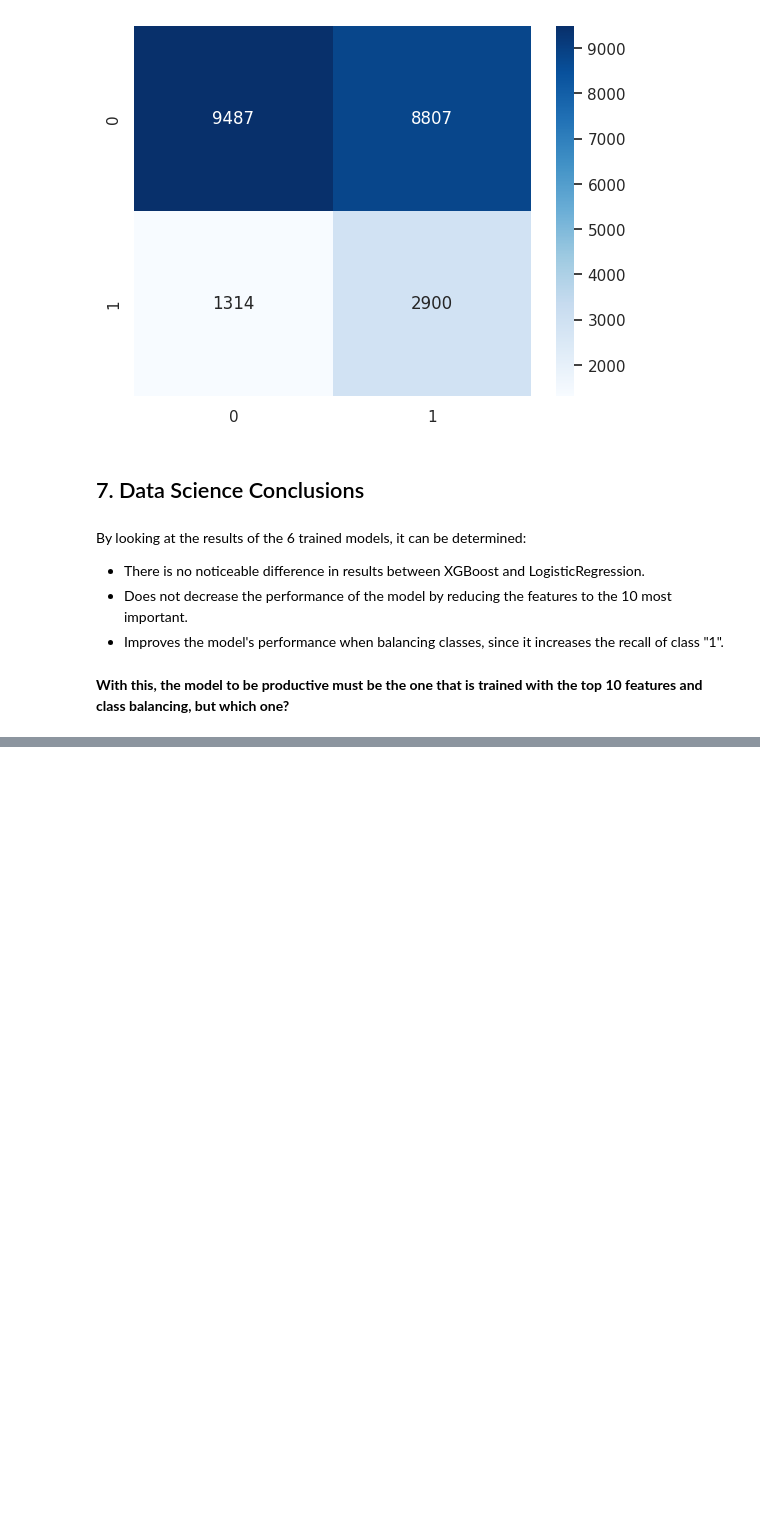
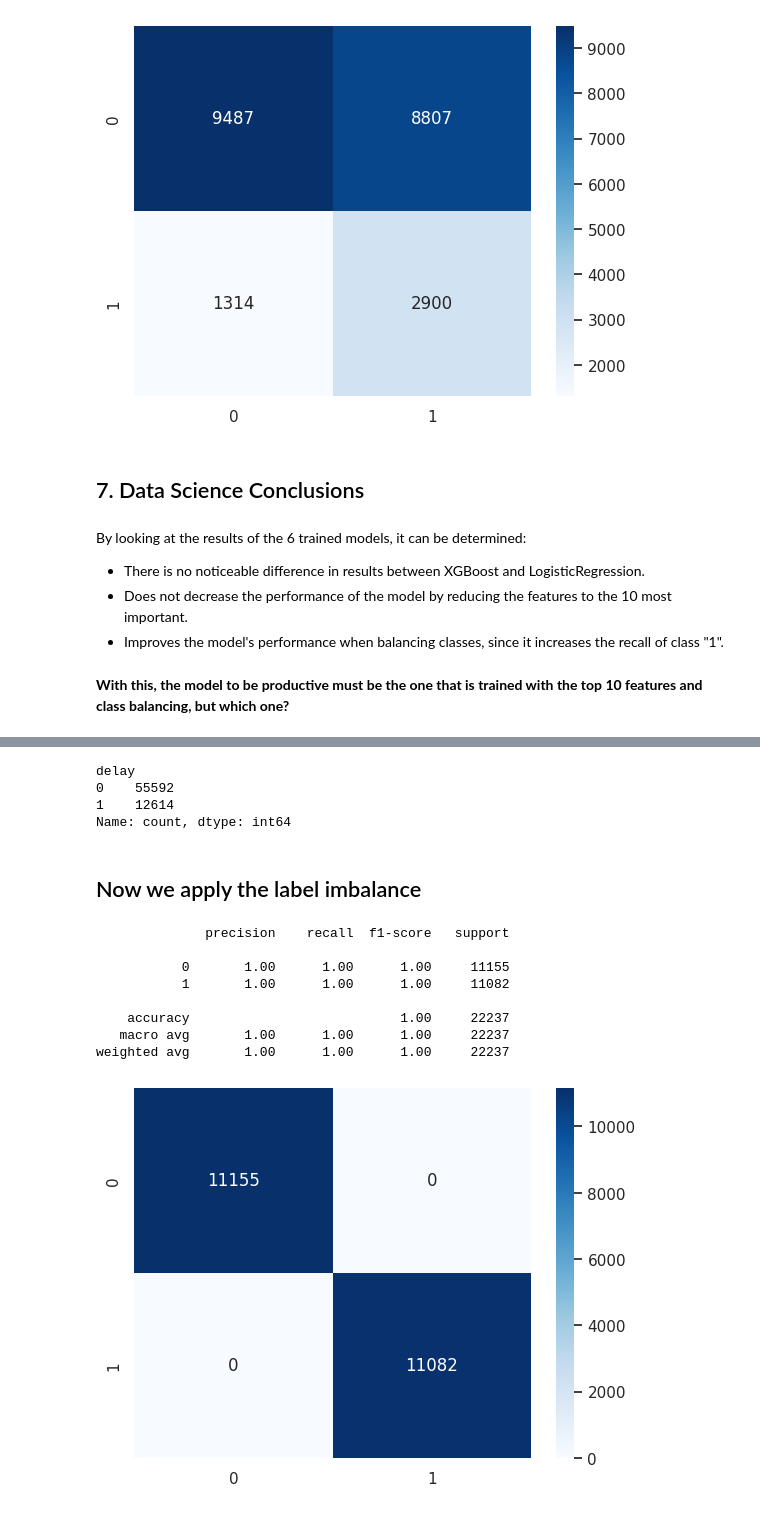
Before and after one commit to Juand0145/latam-challenge, a Jupyter notebook: challenge/exploration.ipynb, the cells around one changed output, grey strips where cells are left out. Saved outputs shown, nothing was run; the diff lists cells and outputs as text; code cells hidden in the pictures; blank space fills up the shorter version.

Commit message:
update the file and updateing the model

```diff
--- a/challenge/exploration.ipynb
+++ b/challenge/exploration.ipynb
@@ -630,0 +620,53 @@ By looking at the results of the 6 trained models, it can be determined:
+# %%
+# Read CSV
+data = pd.read_csv('../data/data.csv')
+
+# Apply data Preprocesiong
+data['Fecha-I'] = pd.to_datetime(data['Fecha-I'])
+data['Fecha-O'] = pd.to_datetime(data['Fecha-O'])
+data['high_season'] = data['Fecha-I'].apply(lambda x: 1 if (x.month == 12 and x.day >= 15) or (x.month == 3 and x.day <= 3) or (x.month == 7 and x.day >= 15 and x.day <= 31) or (x.month == 9 and x.day >= 11 and x.day <= 30) else 0)
+data['min_diff'] = (data['Fecha-O'] - data['Fecha-I']).dt.total_seconds() / 60
+data['period_day'] = data['Fecha-I'].dt.hour.apply(lambda x: 'morning' if 5 <= x <= 11 else ('afternoon' if 12 <= x <= 18 else 'night'))
+
+# Get the label Value
+data['delay'] = data['min_diff'].apply(lambda x: 1 if x > 15 else 0)
+
+# Feature selection
+features = ['high_season', 'min_diff', 'period_day', 'DIA', 'MES', 'AÑO', 'TIPOVUELO', 'OPERA', 'SIGLAORI', 'SIGLADES']
+
+X = pd.get_dummies(data[features], drop_first=True)
+y = data['delay']
+# %%
+y.value_counts()
+# %% [output]
+delay
+0    55592
+1    12614
+Name: count, dtype: int64
+# %% [markdown]
+## Now we apply the label imbalance
+# %%
+# Apply imblance data
+smote = SMOTE(random_state=42)
+X_res, y_res = smote.fit_resample(X, y)
+
+# Train-test split
+X_train, X_test, y_train, y_test = train_test_split(X_res, y_res, test_size=0.2, random_state=42)
+# %%
+# Model training
+model = XGBClassifier(use_label_encoder=False, eval_metric='logloss')
+model.fit(X_train, y_train)
+
+y_pred = model.predict(X_test)
+sns.heatmap(confusion_matrix(y_test, y_pred), annot=True, cmap='Blues', fmt='')
+print(classification_report(y_test, y_pred))
+# %% [output]
+              precision    recall  f1-score   support
+
+           0       1.00      1.00      1.00     11155
+           1       1.00      1.00      1.00     11082
+
+    accuracy                           1.00     22237
+   macro avg       1.00      1.00      1.00     22237
+weighted avg       1.00      1.00      1.00     22237
+[figure, added]
```
Also changed, not shown: parts of 4 cells of this notebook, 21 other files.
